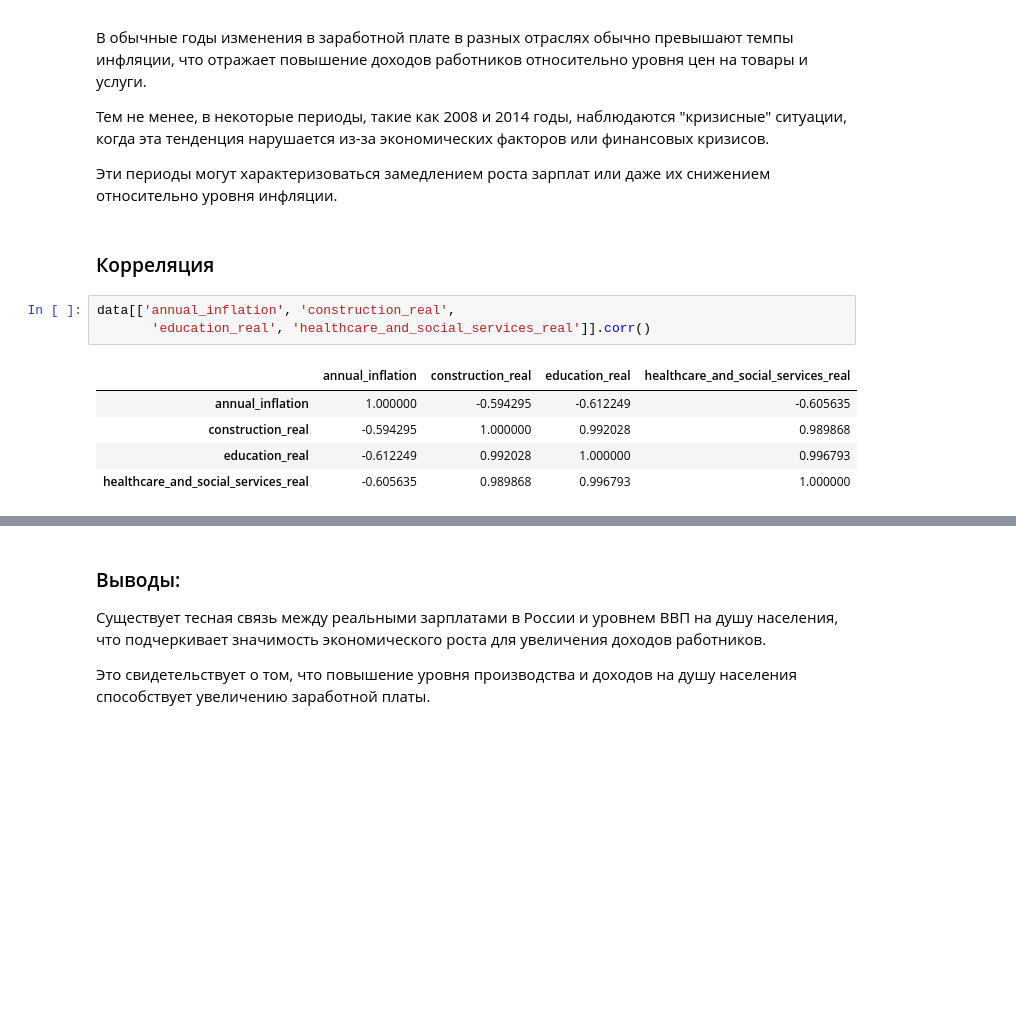
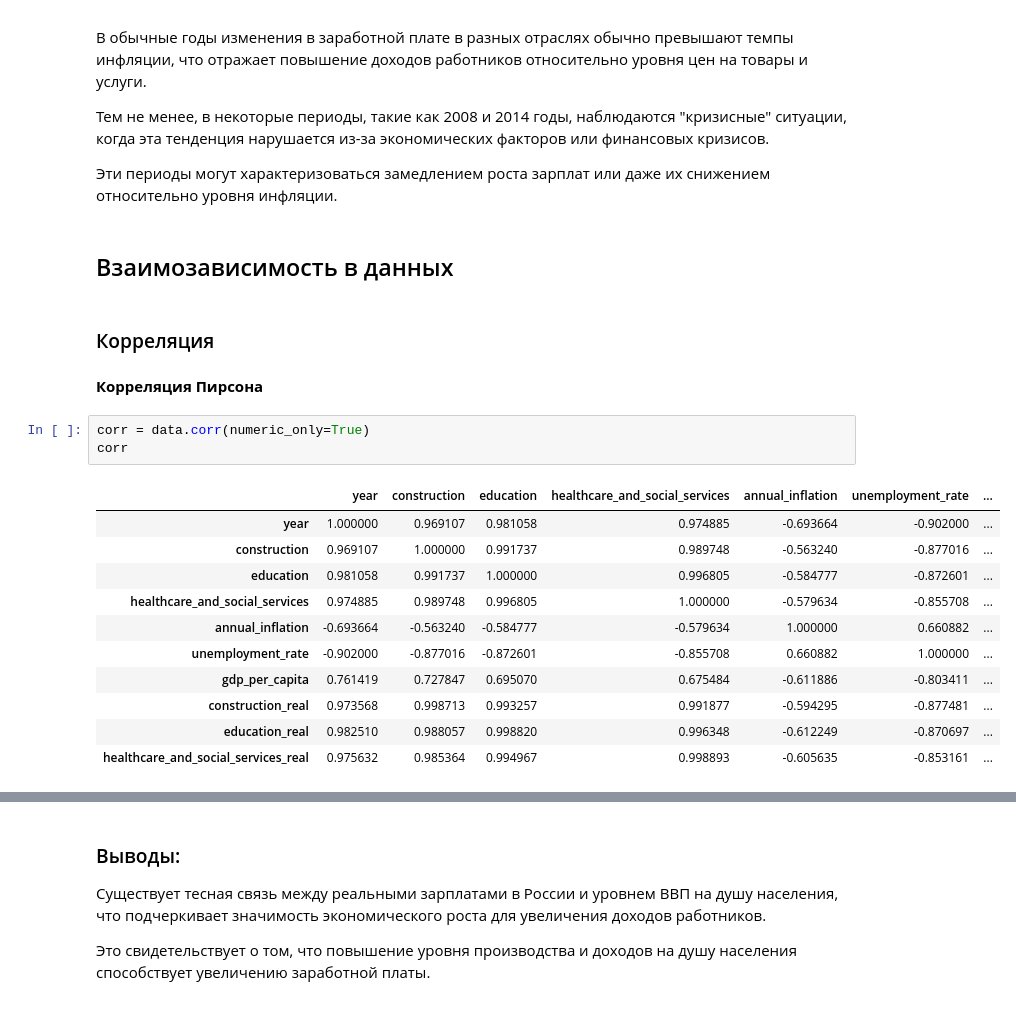
Before and after one commit to bobylevaea/streamlit_dynamics_of_real_wages, a Jupyter notebook: final_project.ipynb, the cells around one changed output, grey strips where cells are left out. Cells and saved outputs as stored; diff of their text form; blank space fills up the shorter version.

```diff
--- a/final_project.ipynb
+++ b/final_project.ipynb
@@ -170,14 +212,24 @@ plt.show()
 Тем не менее, в некоторые периоды, такие как 2008 и 2014 годы, наблюдаются "кризисные" ситуации, когда эта тенденция нарушается из-за экономических факторов или финансовых кризисов.
 
 Эти периоды могут характеризоваться замедлением роста зарплат или даже их снижением относительно уровня инфляции.
+# %% [markdown]
+## Взаимозависимость в данных
 # %% [markdown]
 ### Корреляция
+# %% [markdown]
+**Корреляция Пирсона**
 # %%
-data[['annual_inflation', 'construction_real',
-       'education_real', 'healthcare_and_social_services_real']].corr()
+corr = data.corr(numeric_only=True)
+corr
 # %% [output]
-|  | annual_inflation | construction_real | education_real | healthcare_and_social_services_real |
-| annual_inflation | 1.000000 | -0.594295 | -0.612249 | -0.605635 |
-| construction_real | -0.594295 | 1.000000 | 0.992028 | 0.989868 |
-| education_real | -0.612249 | 0.992028 | 1.000000 | 0.996793 |
-| healthcare_and_social_services_real | -0.605635 | 0.989868 | 0.996793 | 1.000000 |
+|  | year | construction | education | healthcare_and_social_services | annual_inflation | unemployment_rate | ... |
+| year | 1.000000 | 0.969107 | 0.981058 | 0.974885 | -0.693664 | -0.902000 | ... |
+| construction | 0.969107 | 1.000000 | 0.991737 | 0.989748 | -0.563240 | -0.877016 | ... |
+| education | 0.981058 | 0.991737 | 1.000000 | 0.996805 | -0.584777 | -0.872601 | ... |
+| healthcare_and_social_services | 0.974885 | 0.989748 | 0.996805 | 1.000000 | -0.579634 | -0.855708 | ... |
+| annual_inflation | -0.693664 | -0.563240 | -0.584777 | -0.579634 | 1.000000 | 0.660882 | ... |
+| unemployment_rate | -0.902000 | -0.877016 | -0.872601 | -0.855708 | 0.660882 | 1.000000 | ... |
+| gdp_per_capita | 0.761419 | 0.727847 | 0.695070 | 0.675484 | -0.611886 | -0.803411 | ... |
+| construction_real | 0.973568 | 0.998713 | 0.993257 | 0.991877 | -0.594295 | -0.877481 | ... |
+| education_real | 0.982510 | 0.988057 | 0.998820 | 0.996348 | -0.612249 | -0.870697 | ... |
+| healthcare_and_social_services_real | 0.975632 | 0.985364 | 0.994967 | 0.998893 | -0.605635 | -0.853161 | ... |
```
Also changed, not shown: parts of 17 cells of this notebook.
